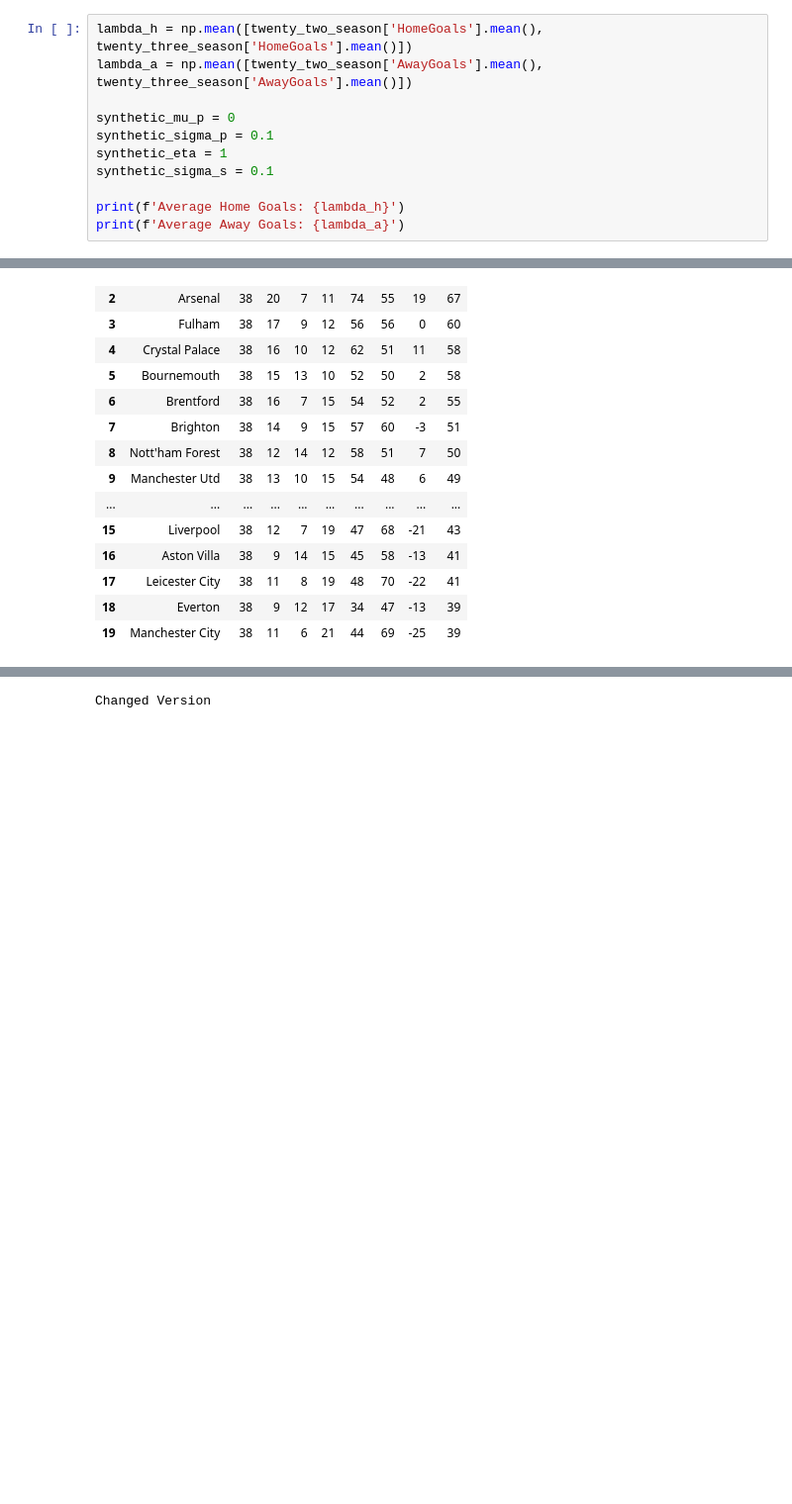
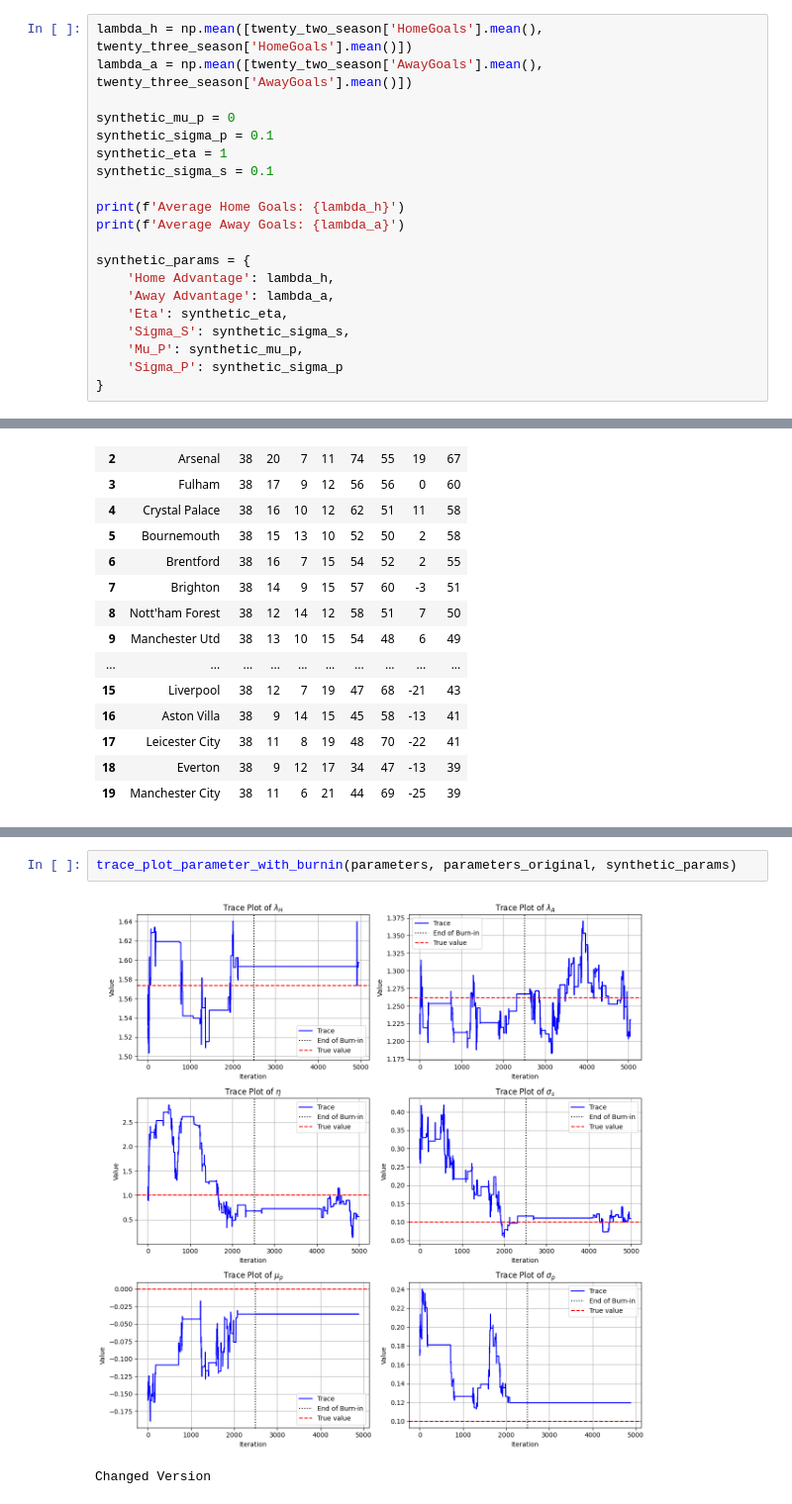
Before and after one commit to josephjsun/M4R, a Jupyter notebook: synthetic_data.ipynb, the cells around one changed output, grey strips where cells are left out. Shown at 99% size. Drawn from its saved outputs; the diff is of its cells as text; blank space fills up the shorter version.

```diff
--- a/synthetic_data.ipynb
+++ b/synthetic_data.ipynb
@@ -34,6 +34,15 @@ synthetic_sigma_s = 0.1
 
 print(f'Average Home Goals: {lambda_h}')
 print(f'Average Away Goals: {lambda_a}')
+
+synthetic_params = {
+    'Home Advantage': lambda_h,
+    'Away Advantage': lambda_a,
+    'Eta': synthetic_eta,
+    'Sigma_S': synthetic_sigma_s,
+    'Mu_P': synthetic_mu_p,
+    'Sigma_P': synthetic_sigma_p
+}
 # %% [output]
 Average Home Goals: 1.5736842105263158
 Average Away Goals: 1.2618421052631579
@@ -122,3 +183,7 @@ trace_plot_parameter(parameters)
+# %%
+trace_plot_parameter_with_burnin(parameters, parameters_original, synthetic_params)
+# %% [output]
+[figure, added]
 # %%
 # %% [output]
 Changed Version
```
Also changed, not shown: parts of 6 cells of this notebook, 11 other files.
